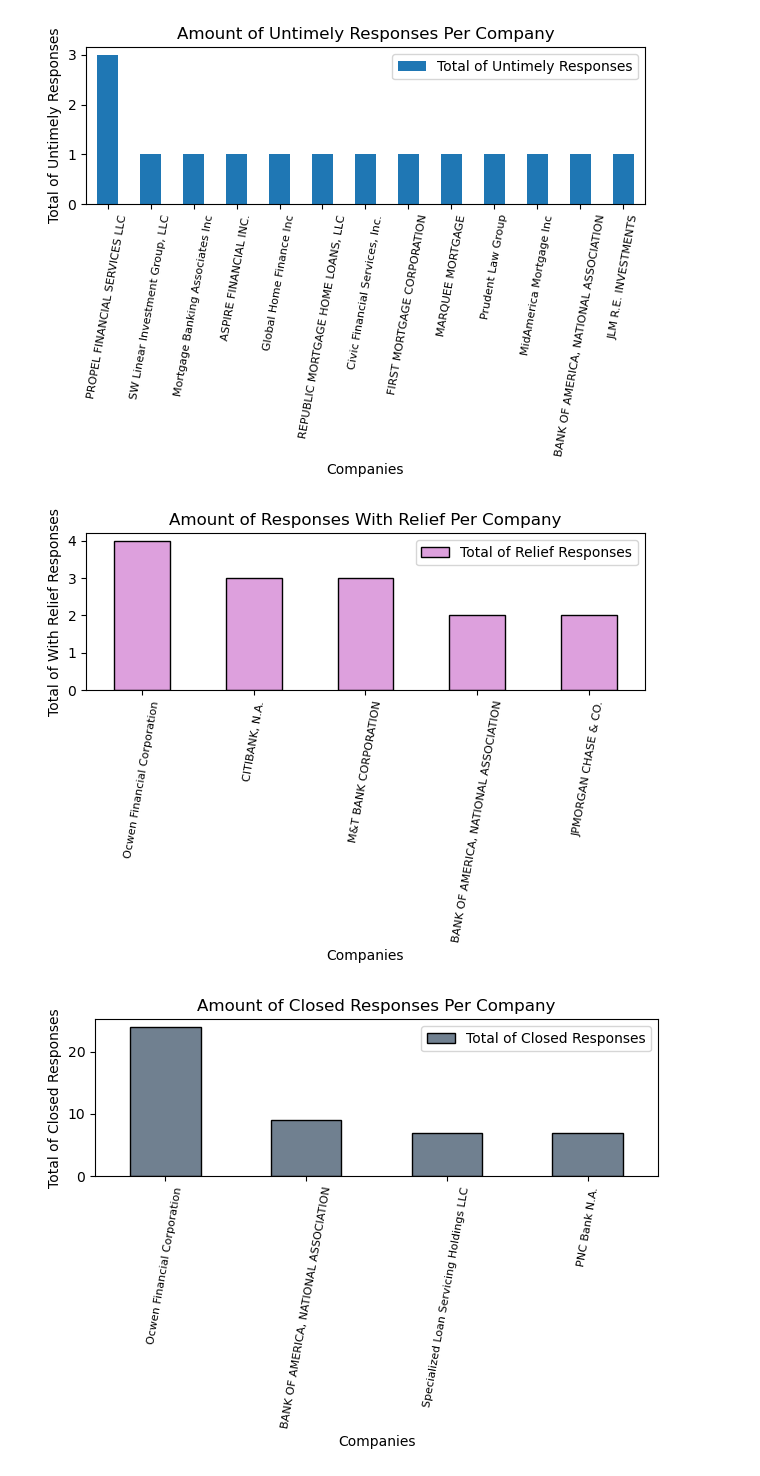
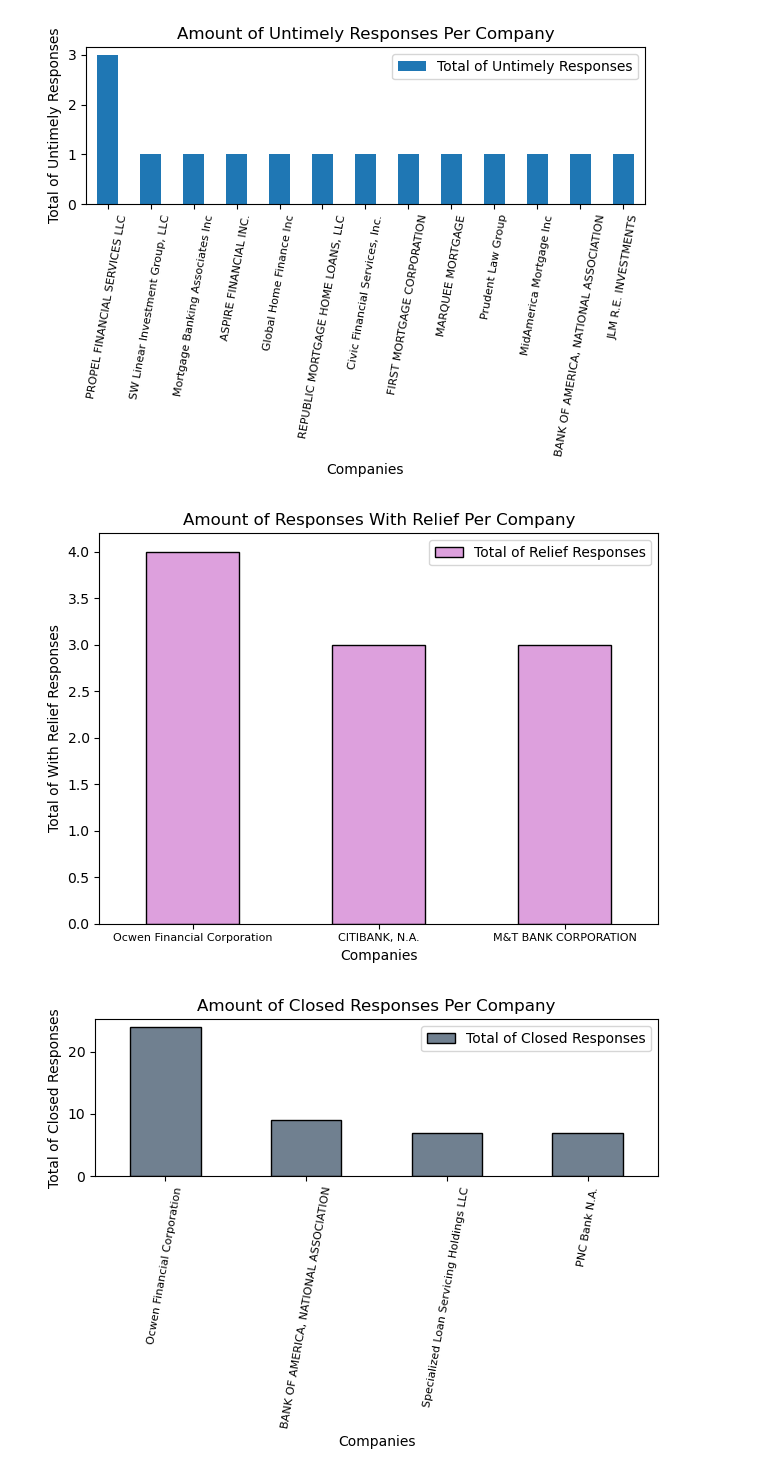
Before and after one commit to carlosvalenciano/Customer-Complaints, a Jupyter notebook: customercomplaints.ipynb, the cells around one changed output. Saved outputs shown, nothing was run; the diff lists cells and outputs as text; code cells hidden in the pictures.

```diff
--- a/customercomplaints.ipynb
+++ b/customercomplaints.ipynb
@@ -57,3 +55,10 @@ Southern Star Capital, L.L.C.              1
 Landmark Mortgage LLC                      1
 JLM R.E. INVESTMENTS                       1
 Name: Company, Length: 301, dtype: int64
+# %%
+# Create a variable to hold value counts of total responses per company will result same value as above
+total_closed = consumer_data['Company'].value_counts()
+# %%
+# Added column to data frame to include the amount of TOTAL responses per company
+consumer_data["Total Closed Responses"] = consumer_data['Company'].map(total_closed)
+consumer_data
@@ -190,7 +266,7 @@ closedtop3_df
 with_relief_df = complaints_df.get_group('Closed with relief').value_counts()
 with_relief_df = pd.DataFrame(with_relief_df)
 with_relief_df = with_relief_df.rename(columns= {"Company": "Total of Relief Responses"})
-relief_top_df = with_relief_df.loc[with_relief_df['Total of Relief Responses']>=2]
+relief_top_df = with_relief_df.loc[with_relief_df['Total of Relief Responses']>=3]
 relief_top_df = pd.DataFrame(relief_top_df)
 relief_top_df
 # %% [output]
@@ -229,13 +304,14 @@ plt.savefig('Images/untimely.png')
 # %% [output]
 [figure]
 # %%
+# Will include this graph if theres time for explanation. *Bonus Graph to include in slides*
 relief_top_df.plot.bar(color='plum',edgecolor='black')
 plt.title('Amount of Responses With Relief Per Company')
-plt.xticks(rotation=80, horizontalalignment="center", fontsize=8)
+plt.xticks(rotation=0, horizontalalignment="center", fontsize=8)
 plt.xlabel('Companies')
 plt.ylabel('Total of With Relief Responses')
 plt.tight_layout()
 plt.savefig('Images/with_relief.png')
 # %% [output]
-[figure, old version]
+[figure, new version]
 # %%
```
Also changed, not shown: parts of 18 cells of this notebook, 6 other files.
